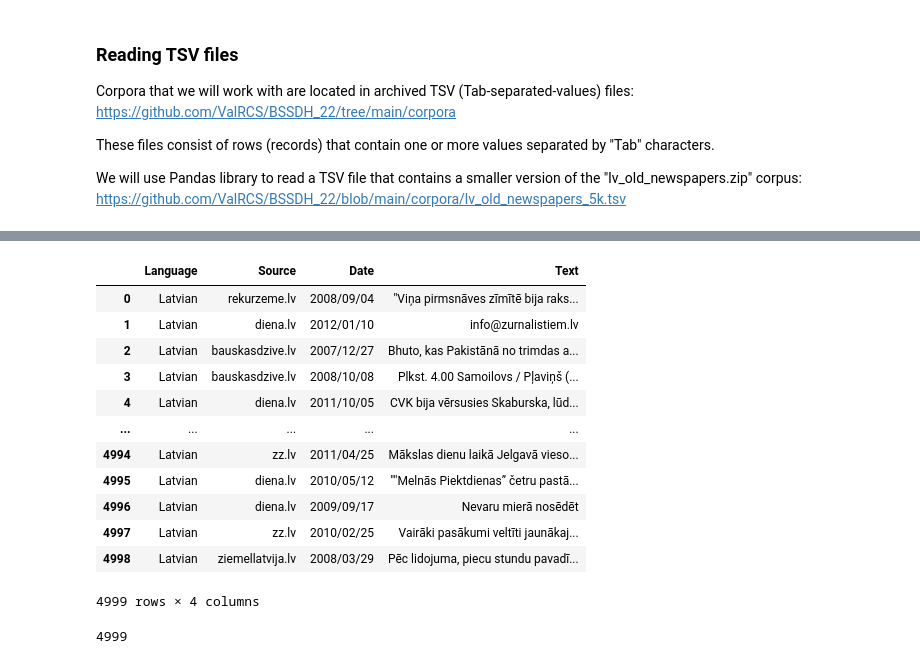
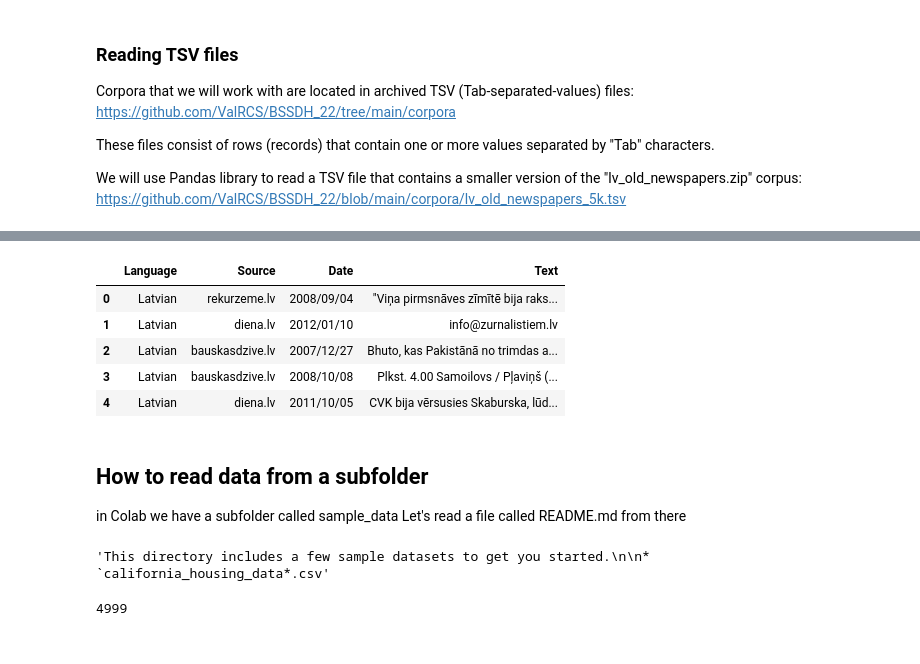
Before and after one commit to ValRCS/BSSDH_22, a Jupyter notebook: notebooks/Reading_Data.ipynb, the cells around one changed output, grey strips where cells are left out. Saved outputs shown, nothing was run; the diff lists cells and outputs as text; code cells hidden in the pictures.

Commit message:
Updated Reading Data

```diff
--- a/notebooks/Reading_Data.ipynb
+++ b/notebooks/Reading_Data.ipynb
@@ -121,23 +141,28 @@ If that's the case, uncomment (remove # marks from start of the line) the code b
 # %%
-#url = "https://github.com/ValRCS/BSSDH_22/raw/main/corpora/lv_old_newspapers_5k.tsv"
+# Approach 2 reading from a web address
+url = "https://github.com/ValRCS/BSSDH_22/raw/main/corpora/lv_old_newspapers_5k.tsv"
 
-#df_1 = pandas.read_csv(url, sep="\t")
+df_2 = pandas.read_csv(url, sep="\t")
+df_2.head()
+# %% [output]
+|  | Language | Source | Date | Text |
+| 0 | Latvian | rekurzeme.lv | 2008/09/04 | "Viņa pirmsnāves zīmītē bija raks... |
+| 1 | Latvian | diena.lv | 2012/01/10 | info@zurnalistiem.lv |
+| 2 | Latvian | bauskasdzive.lv | 2007/12/27 | Bhuto, kas Pakistānā no trimdas a... |
+| 3 | Latvian | bauskasdzive.lv | 2008/10/08 | Plkst. 4.00 Samoilovs / Pļaviņš (... |
+| 4 | Latvian | diena.lv | 2011/10/05 | CVK bija vērsusies Skaburska, lūd... |
-# %%
-df_1
-# %% [output]
-|  | Language | Source | Date | Text |
-| 0 | Latvian | rekurzeme.lv | 2008/09/04 | "Viņa pirmsnāves zīmītē bija raks... |
-| 1 | Latvian | diena.lv | 2012/01/10 | info@zurnalistiem.lv |
-| 2 | Latvian | bauskasdzive.lv | 2007/12/27 | Bhuto, kas Pakistānā no trimdas a... |
-| 3 | Latvian | bauskasdzive.lv | 2008/10/08 | Plkst. 4.00 Samoilovs / Pļaviņš (... |
-| 4 | Latvian | diena.lv | 2011/10/05 | CVK bija vērsusies Skaburska, lūd... |
-| ... | ... | ... | ... | ... |
-| 4994 | Latvian | zz.lv | 2011/04/25 | Mākslas dienu laikā Jelgavā vieso... |
-| 4995 | Latvian | diena.lv | 2010/05/12 | ""Melnās Piektdienas” četru pastā... |
-| 4996 | Latvian | diena.lv | 2009/09/17 | Nevaru mierā nosēdēt |
-| 4997 | Latvian | zz.lv | 2010/02/25 | Vairāki pasākumi veltīti jaunākaj... |
-| 4998 | Latvian | ziemellatvija.lv | 2008/03/29 | Pēc lidojuma, piecu stundu pavadī... |
-4999 rows × 4 columns
+# %% [markdown]
+## How to read data from a subfolder
+in Colab we have a subfolder called sample_data
+Let's read a file called README.md from there
+# %%
+another_path = "sample_data/README.md"
+with open(another_path) as f:
+    readme_text = f.read()
+# file is automatically closed here
+readme_text[:100]
+# %% [output]
+'This directory includes a few sample datasets to get you started.\n\n*   `california_housing_data*.csv'
 # %%
 # the size of the corpus:
 
```
Also changed, not shown: parts of 15 cells of this notebook.
